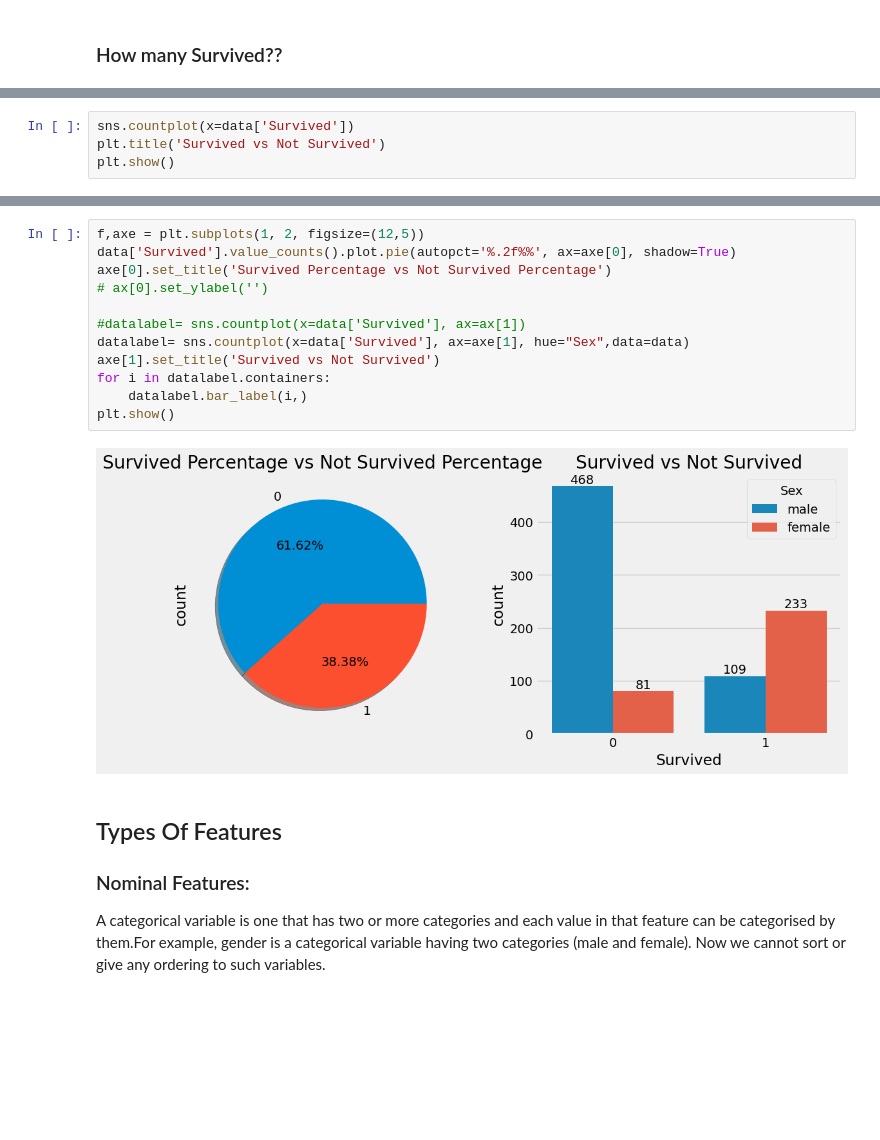
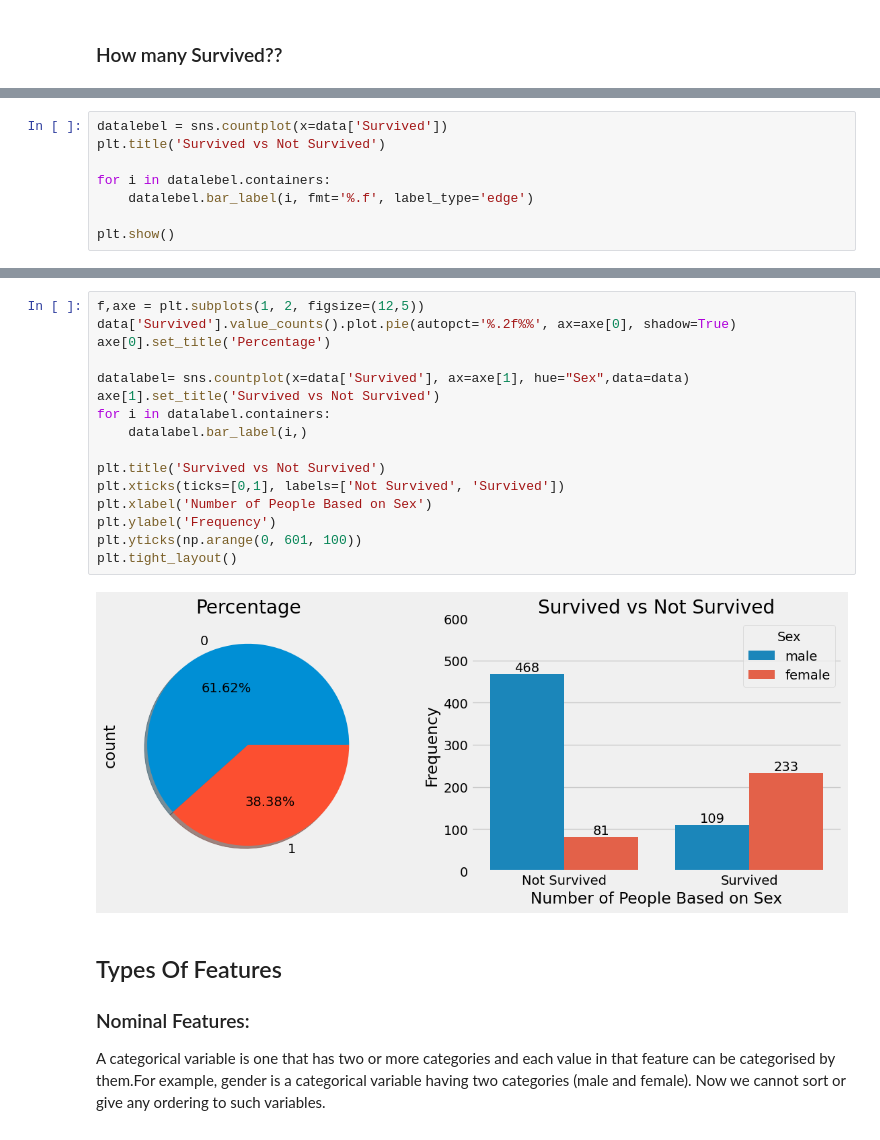
Before and after one commit to RoushanKhalid/DataScience-Cookbook, a Jupyter notebook: EDA Projects/Project_03_Capstone/Exploratory Data Analysis(EDA).ipynb, the cells around one changed output, grey strips where cells are left out. Cells and saved outputs as stored; diff of their text form; blank space fills up the shorter version.

```diff
--- a/EDA Projects/Project_03_Capstone/Exploratory Data Analysis(EDA).ipynb
+++ b/EDA Projects/Project_03_Capstone/Exploratory Data Analysis(EDA).ipynb
@@ -80,6 +80,10 @@ Text(0.5, 1.0, 'Survived Percentage and Not Survived Percentage')
 [figure]
 # %%
-sns.countplot(x=data['Survived'])
+datalebel = sns.countplot(x=data['Survived'])
 plt.title('Survived vs Not Survived')
+
+for i in datalebel.containers:
+    datalebel.bar_label(i, fmt='%.f', label_type='edge')
+
 plt.show()
 # %% [output]
@@ -95,17 +105,21 @@ plt.show()
 # %%
 f,axe = plt.subplots(1, 2, figsize=(12,5))
 data['Survived'].value_counts().plot.pie(autopct='%.2f%%', ax=axe[0], shadow=True)
-axe[0].set_title('Survived Percentage vs Not Survived Percentage')
-# ax[0].set_ylabel('')
+axe[0].set_title('Percentage')
 
-#datalabel= sns.countplot(x=data['Survived'], ax=ax[1])
 datalabel= sns.countplot(x=data['Survived'], ax=axe[1], hue="Sex",data=data)
 axe[1].set_title('Survived vs Not Survived')
 for i in datalabel.containers:
     datalabel.bar_label(i,)
-plt.show()
+
+plt.title('Survived vs Not Survived')
+plt.xticks(ticks=[0,1], labels=['Not Survived', 'Survived'])
+plt.xlabel('Number of People Based on Sex')
+plt.ylabel('Frequency')
+plt.yticks(np.arange(0, 601, 100))
+plt.tight_layout()
 # %% [output]
-[figure, old version]
+[figure, new version]
 # %% [markdown]
 ## Types Of Features
 
```
Also changed, not shown: parts of 57 cells of this notebook.
